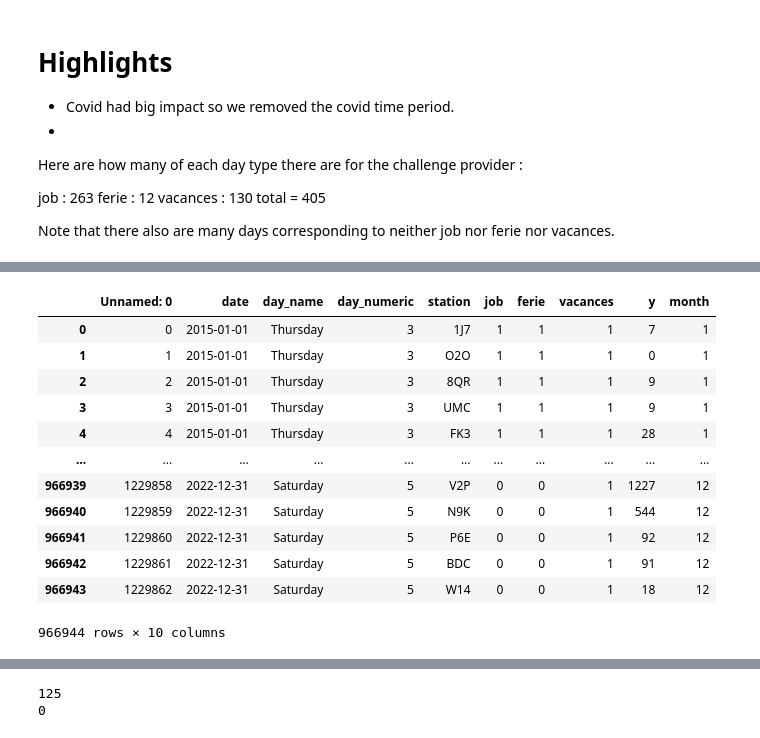
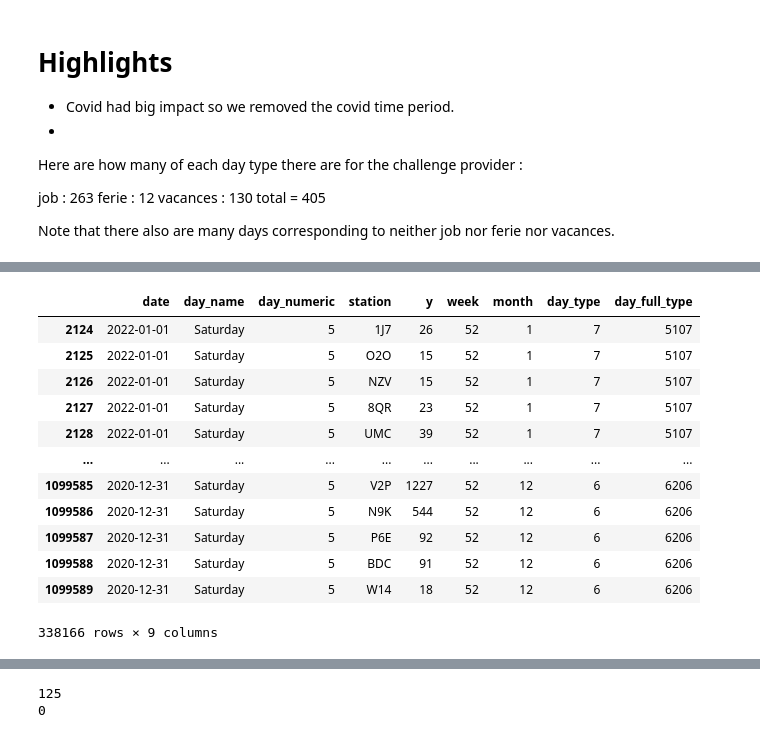
Before and after one commit to mathisemb/challenge_sncf_2024, a Jupyter notebook: utils/DataAnalysis.ipynb, the cells around one changed output, grey strips where cells are left out. Cells and saved outputs as stored; diff of their text form; code cells hidden in the pictures.

```diff
--- a/utils/DataAnalysis.ipynb
+++ b/utils/DataAnalysis.ipynb
@@ -39,3 +57,21 @@ train_data['date'] = pd.to_datetime(train_data['date'])
+# %%
+train_data['day_full_type'] = train_data['month'] * 100 + train_data['day_type']
+train_data['day_full_type'] = + train_data['day_full_type'] + train_data['day_numeric'] * 1000
+train_data
+# %% [output]
+|  | date | day_name | day_numeric | station | y | week | month | day_type | day_full_type |
+| 2124 | 2022-01-01 | Saturday | 5 | 1J7 | 26 | 52 | 1 | 7 | 5107 |
+| 2125 | 2022-01-01 | Saturday | 5 | O2O | 15 | 52 | 1 | 7 | 5107 |
+| 2126 | 2022-01-01 | Saturday | 5 | NZV | 15 | 52 | 1 | 7 | 5107 |
+| 2127 | 2022-01-01 | Saturday | 5 | 8QR | 23 | 52 | 1 | 7 | 5107 |
+| 2128 | 2022-01-01 | Saturday | 5 | UMC | 39 | 52 | 1 | 7 | 5107 |
+| ... | ... | ... | ... | ... | ... | ... | ... | ... | ... |
+| 1099585 | 2020-12-31 | Saturday | 5 | V2P | 1227 | 52 | 12 | 6 | 6206 |
+| 1099586 | 2020-12-31 | Saturday | 5 | N9K | 544 | 52 | 12 | 6 | 6206 |
+| 1099587 | 2020-12-31 | Saturday | 5 | P6E | 92 | 52 | 12 | 6 | 6206 |
+| 1099588 | 2020-12-31 | Saturday | 5 | BDC | 91 | 52 | 12 | 6 | 6206 |
+| 1099589 | 2020-12-31 | Saturday | 5 | W14 | 18 | 52 | 12 | 6 | 6206 |
+338166 rows × 9 columns
 # %%
 def std_data(data: pd.DataFrame, day_type_col, display_mode:str = None):
     """
@@ -129,16 +133,0 @@ def add_day_type_column(df_init: pd.DataFrame, holy_dict: dict, other_ferie: dic
-# %%
-add_month_type_column(train_data)
-# %% [output]
-|  | Unnamed: 0 | date | day_name | day_numeric | station | job | ferie | vacances | y | month |
-| 0 | 0 | 2015-01-01 | Thursday | 3 | 1J7 | 1 | 1 | 1 | 7 | 1 |
-| 1 | 1 | 2015-01-01 | Thursday | 3 | O2O | 1 | 1 | 1 | 0 | 1 |
-| 2 | 2 | 2015-01-01 | Thursday | 3 | 8QR | 1 | 1 | 1 | 9 | 1 |
-| 3 | 3 | 2015-01-01 | Thursday | 3 | UMC | 1 | 1 | 1 | 9 | 1 |
-| 4 | 4 | 2015-01-01 | Thursday | 3 | FK3 | 1 | 1 | 1 | 28 | 1 |
-| ... | ... | ... | ... | ... | ... | ... | ... | ... | ... | ... |
-| 966939 | 1229858 | 2022-12-31 | Saturday | 5 | V2P | 0 | 0 | 1 | 1227 | 12 |
-| 966940 | 1229859 | 2022-12-31 | Saturday | 5 | N9K | 0 | 0 | 1 | 544 | 12 |
-| 966941 | 1229860 | 2022-12-31 | Saturday | 5 | P6E | 0 | 0 | 1 | 92 | 12 |
-| 966942 | 1229861 | 2022-12-31 | Saturday | 5 | BDC | 0 | 0 | 1 | 91 | 12 |
-| 966943 | 1229862 | 2022-12-31 | Saturday | 5 | W14 | 0 | 0 | 1 | 18 | 12 |
-966944 rows × 10 columns
```
Also changed, not shown: parts of 10 cells of this notebook, 42 other files.
